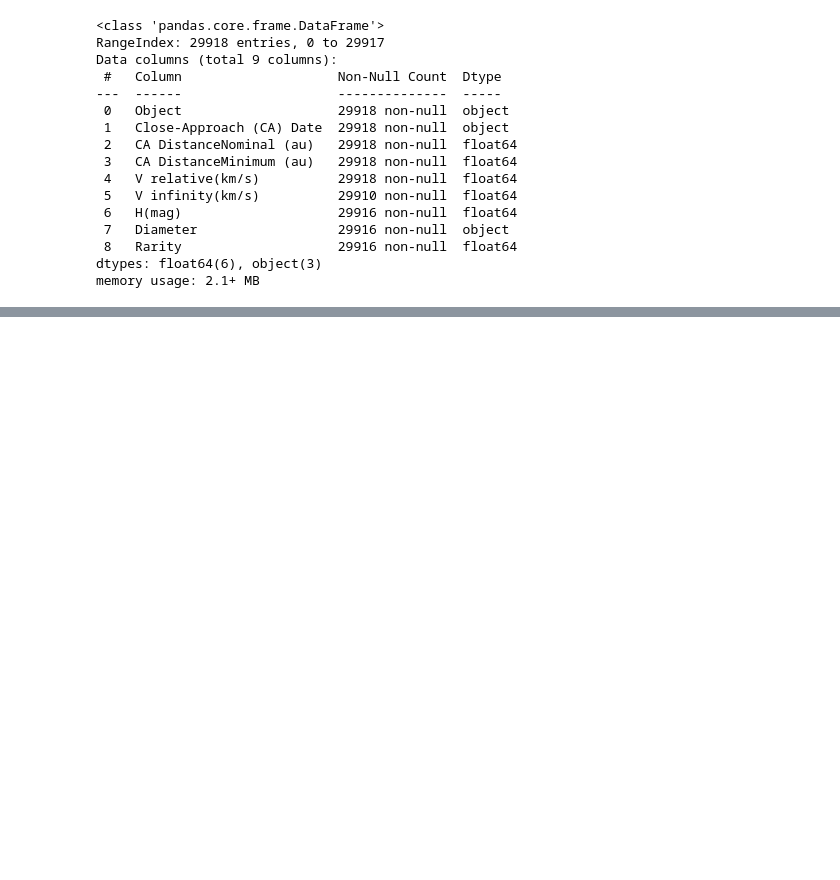
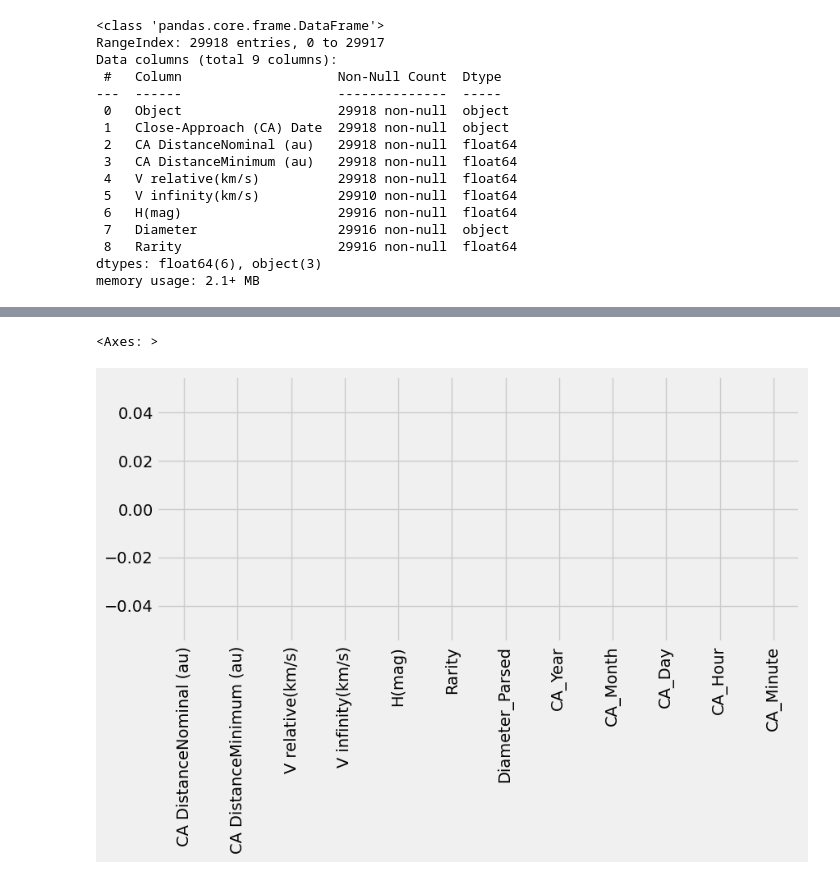
Before and after one commit to ejazahmed97/Pridecting-Rarity-of-NEO, a Jupyter notebook: rarity prediction.ipynb, the cells around one changed output, grey strips where cells are left out. Saved outputs shown, nothing was run; the diff lists cells and outputs as text; code cells hidden in the pictures; blank space fills up the shorter version.

```diff
--- a/rarity prediction.ipynb
+++ b/rarity prediction.ipynb
@@ -76,0 +103,37 @@ memory usage: 2.1+ MB
+# %%
+
+# Apply the parsing function
+df['Diameter_Parsed'] = df['Diameter'].apply(parse_diameter)
+
+# Handle missing values
+df['Diameter_Parsed'].fillna(df['Diameter_Parsed'].mean(), inplace=True)
+# %%
+# Function to parse the close approach date and time
+def parse_ca_date(ca_date_str):
+    # Split the string on '±' and take the first part (date and time)
+    date_time_str = ca_date_str.split('±')[0].strip()
+    # Parse the date and time
+    return pd.to_datetime(date_time_str, format='%Y-%b-%d %H:%M', errors='coerce')
+
+# Apply the parsing function to the 'Close-Approach (CA) Date' column
+df['CA_Date_Parsed'] = df['Close-Approach (CA) Date'].apply(parse_ca_date)
+# %%
+# Extract components from the datetime
+df['CA_Year'] = df['CA_Date_Parsed'].dt.year
+df['CA_Month'] = df['CA_Date_Parsed'].dt.month
+df['CA_Day'] = df['CA_Date_Parsed'].dt.day
+df['CA_Hour'] = df['CA_Date_Parsed'].dt.hour
+df['CA_Minute'] = df['CA_Date_Parsed'].dt.minute
+df=df.drop(['CA_Date_Parsed','Close-Approach (CA) Date','Object','Diameter'],axis=1)
+# %%
+# Function to categorize Rarity
+def categorize_rarity(rarity):
+    if rarity in [0.0, 1.0]:
+        return 'Frequent'  # Frequent
+    elif rarity in [2.0]:
+        return 'Moderate'  # Moderate
+    elif rarity in [3.0,4.0, 5.0, 6.0]:
+        return 'Rare'  # Rare
+
+# Apply categorization
+df['Rarity'] = df['Rarity'].apply(categorize_rarity)
@@ -76,0 +207,9 @@ memory usage: 2.1+ MB
+# %%
+# Plotting Graph of Missing Values
+Miss_val = df.isna().sum()/ len(df) * 100
+Miss_val.sort_values(ascending=False, inplace=True)
+plt.figure(figsize=(9,4))
+Miss_val.plot.bar()
+# %% [output]
+<Axes: >
+[figure, added]
```
Also changed, not shown: parts of 30 cells of this notebook.
